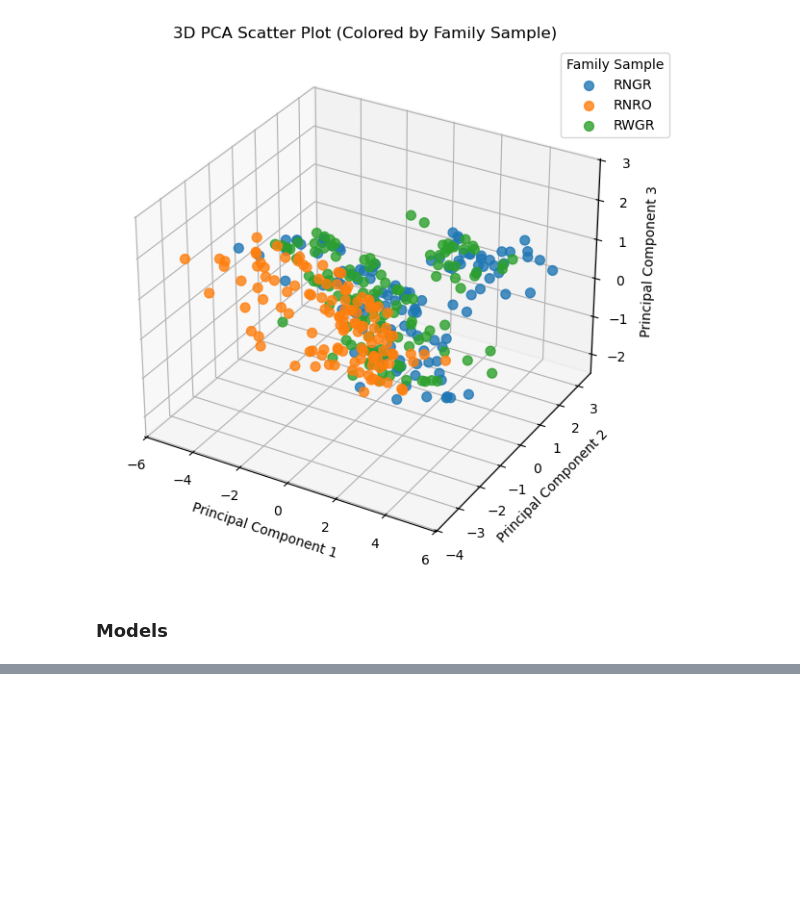
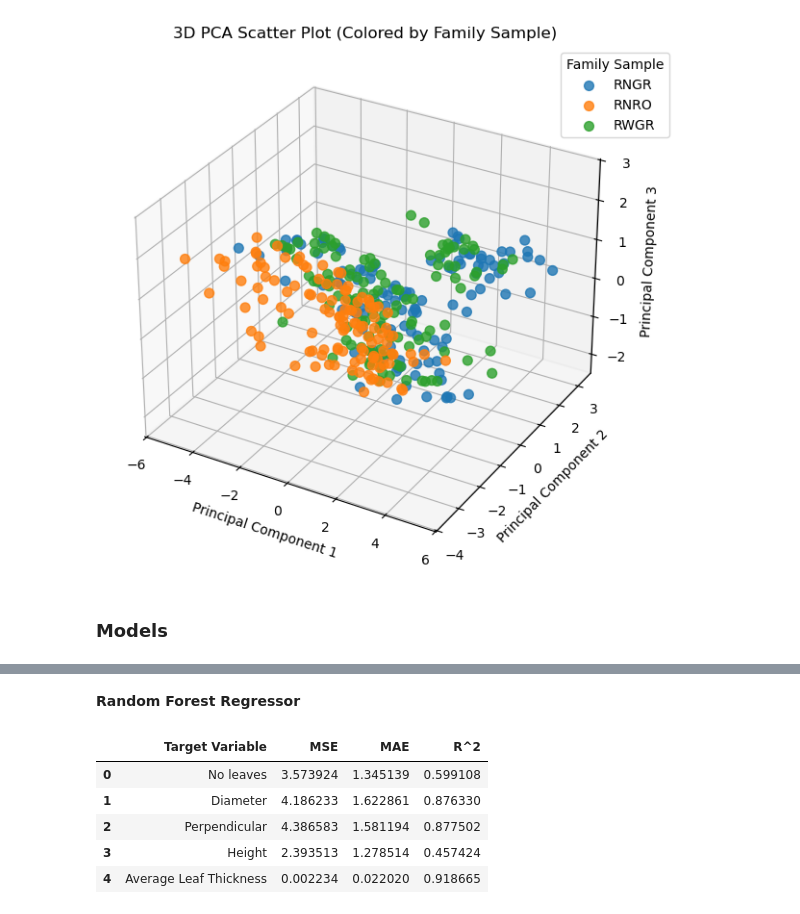
Before and after one commit to rodribro/TimeSeries, a Jupyter notebook: main_notebook.ipynb, the cells around one changed output, grey strips where cells are left out. Saved outputs shown, nothing was run; the diff lists cells and outputs as text; code cells hidden in the pictures; blank space fills up the shorter version.

```diff
--- a/main_notebook.ipynb
+++ b/main_notebook.ipynb
@@ -712,0 +587,12 @@ XGBoost Regression Results:
+# %% [markdown]
+<b> Random Forest Regressor </b>
+# %%
+rf, results_rf = predict_biometry(merged_df, biometry_columns, model_type='random_forest')
+pd.DataFrame(results_rf)
+# %% [output]
+|  | Target Variable | MSE | MAE | R^2 |
+| 0 | No leaves | 3.573924 | 1.345139 | 0.599108 |
+| 1 | Diameter | 4.186233 | 1.622861 | 0.876330 |
+| 2 | Perpendicular | 4.386583 | 1.581194 | 0.877502 |
+| 3 | Height | 2.393513 | 1.278514 | 0.457424 |
+| 4 | Average Leaf Thickness | 0.002234 | 0.022020 | 0.918665 |
```
Also changed, not shown: parts of 22 cells of this notebook.
